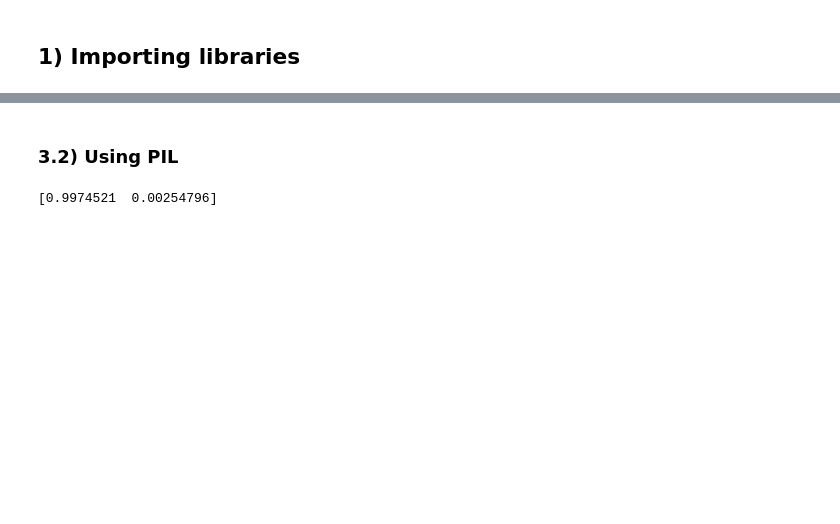
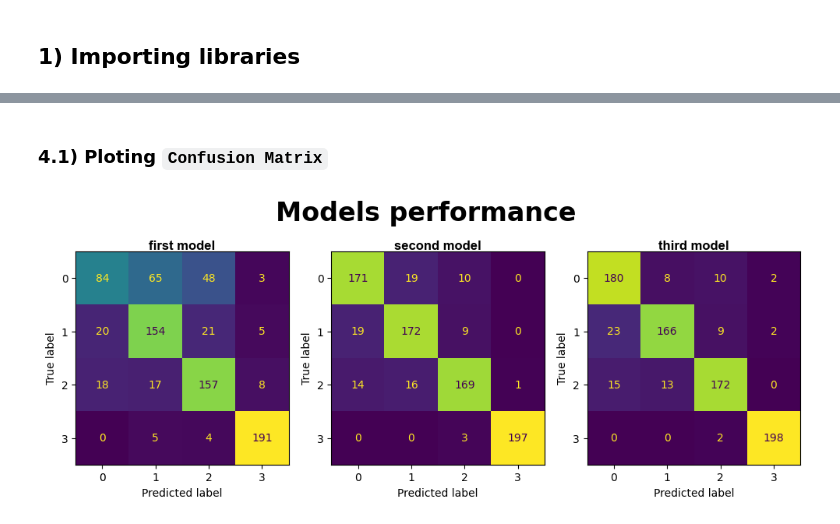
Before and after one commit to TulioInoue/Xray-study, a Jupyter notebook: training.ipynb, the cells around one changed output, grey strips where cells are left out. Saved outputs shown, nothing was run; the diff lists cells and outputs as text; code cells hidden in the pictures; blank space fills up the shorter version.

```diff
--- a/training.ipynb
+++ b/training.ipynb
@@ -8,0 +88,9 @@ from PIL import Image
+# %%
+path = "./models/third_model.onnx"
+
+start_time = time()
+third_model_result = getting_predict(model_path = path)
+finish_time = time()
+
+prediction_time.append(finish_time - start_time)
+size.append(os.path.getsize(filename = path))
@@ -9 +99,9 @@ from PIL import Image
+# %%
+y_true = []
+
+for index, folder in enumerate(sorted(Path("./chest-xray/test/").iterdir())):
+    if folder.is_dir():
+        y_true += [index] * len(list(folder.iterdir()))
+
+y_true = np.array(y_true)
 # %% [markdown]
@@ -42,24 +109,39 @@ print(raw_result[0][0])
-# %% [markdown]
-### 3.2) Using PIL
-# %%
-img = Image.open(
-    fp = "./chest_xray/pred/NORMAL/NORMAL_1.jpeg"
-)
-
-img = img.resize((200, 200))  # Redimensiona para o shape do modelo
-
-# Converte para array numpy e normaliza (1/.255 ou /255 conforme seu Rescaling)
-img_array = np.array(img, dtype=np.float32)
-img_array = img_array / 0.255  # Exatamente o seu tf.keras.layers.Rescaling(1/.255)
-
-# Adiciona as dimensões de Batch e Canal: de (200, 200) para (1, 200, 200, 1)
-input_data = np.expand_dims(img_array, axis=0)
-input_data = np.expand_dims(input_data, axis=-1)
-
-# 5. Executa a inferência no ONNX Runtime
-raw_result = session.run([output_name], {input_name: input_data})
-probabilities = raw_result[0][0]
-
-print(raw_result[0][0])
-# %% [output]
-[0.9974521  0.00254796]
+# %% [markdown]
+### 4.1) Ploting <code>Confusion Matrix</code>
+# %%
+models_dict = [
+    {
+        "name": "first model",
+        "y_pred": first_model_result.argmax(axis = 1),
+    },
+    {
+        "name": "second model",
+        "y_pred": second_model_result.argmax(axis = 1),
+    },
+    {
+        "name": "third model",
+        "y_pred": third_model_result.argmax(axis = 1)
+    }
+]
+
+fig, axs = plt.subplots(
+    ncols = len(models_dict),
+    figsize = (12, 5)
+)
+
+for index, model in enumerate(models_dict):
+
+    plot_confusion_matrix(
+        ax = axs[index],
+        y_true = y_true,
+        y_pred = model["y_pred"],
+        title = {
+            "text": model["name"],
+        },
+        has_colorbar = False
+    )
+
+plt.suptitle(t = "Models performance", fontsize = 24, fontweight = "bold", y = .90)
+plt.show()
+# %% [output]
+[figure, added]
```
Also changed, not shown: parts of 23 cells of this notebook, 8 other files.
